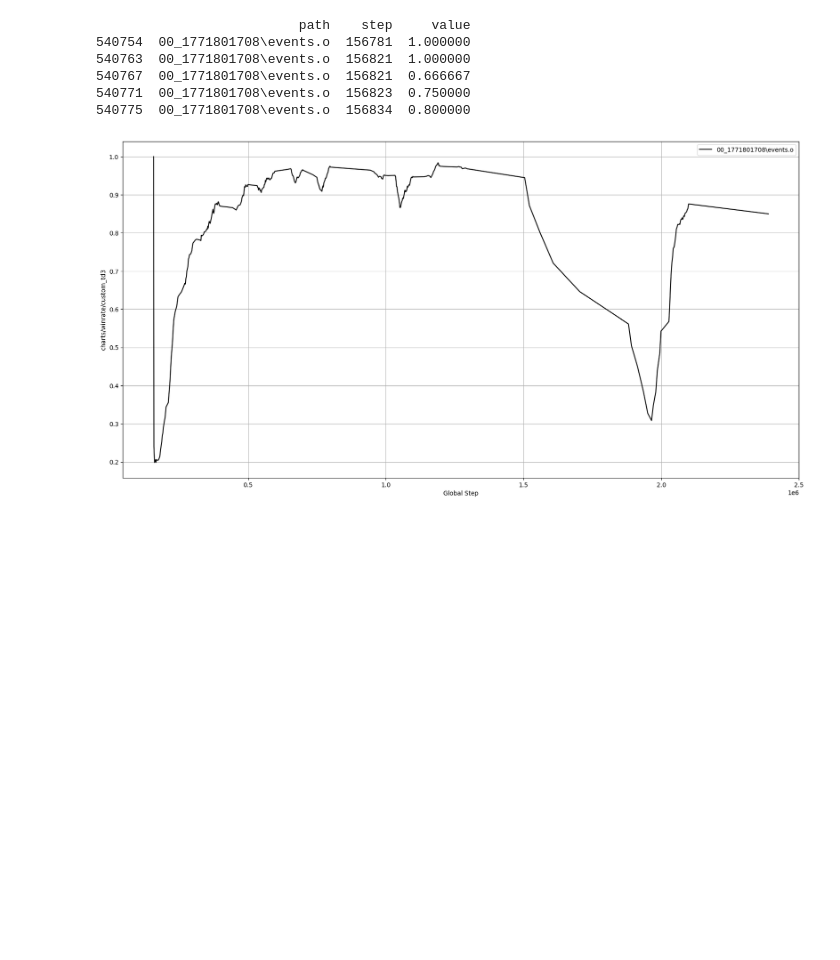
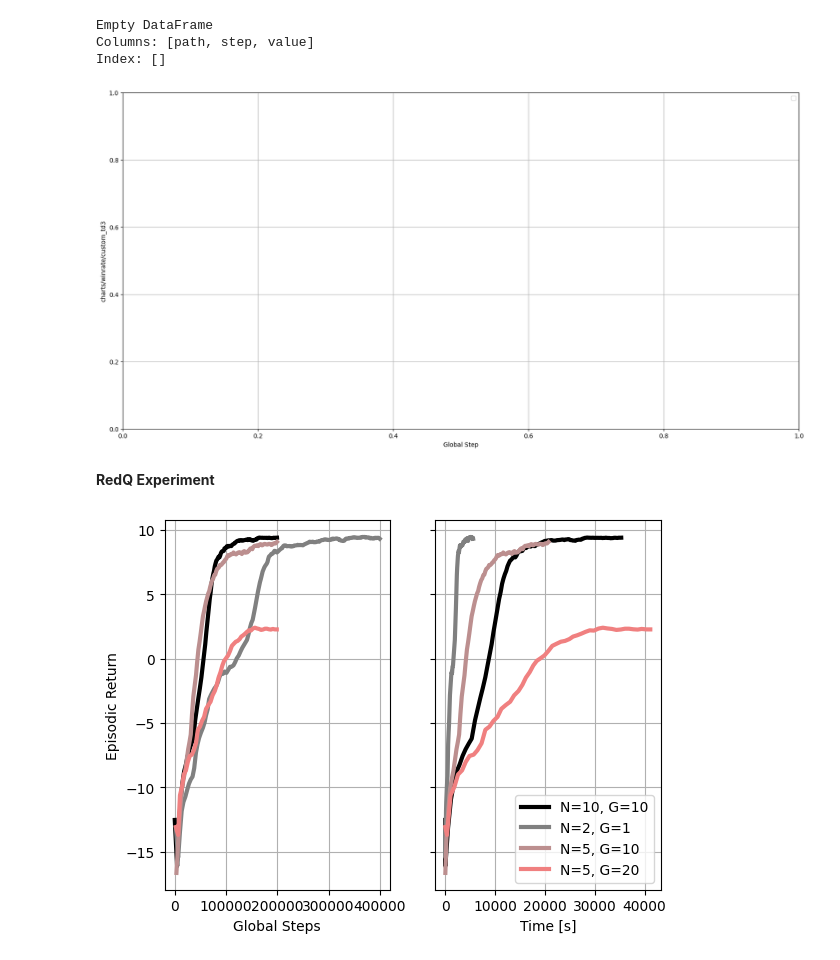
Before and after one commit to richard-be/RL-Hockey, a Jupyter notebook: src/sac/viz.ipynb, the cells around one changed output. Cells and saved outputs as stored; diff of their text form; code cells hidden in the pictures; blank space fills up the shorter version.

```diff
--- a/src/sac/viz.ipynb
+++ b/src/sac/viz.ipynb
@@ -81,12 +85,57 @@ plot_tag(df, "charts/episodic_return")
 # %%
-plot_tag(df, "charts/winrate/custom_td3")
+fig = plot_tag(df, "charts/winrate/custom_td3")
 # %% [output]
-                          path    step     value
-540754  00_1771801708\events.o  156781  1.000000
-540763  00_1771801708\events.o  156821  1.000000
-540767  00_1771801708\events.o  156821  0.666667
-540771  00_1771801708\events.o  156823  0.750000
-540775  00_1771801708\events.o  156834  0.800000
+Empty DataFrame
+Columns: [path, step, value]
+Index: []
-[figure, old version]
+[figure, new version]
+# %% [markdown]
+**RedQ Experiment**
 # %%
-fig.savefig('experiments.pdf')
+# Path to your event files
+experiment_path = "../../runs/sac/experiment_9/*/events.*"
+event_files = glob.glob(experiment_path, recursive=True)
+
+all_data = []
+
+for file in event_files:
+    for e in tf.compat.v1.train.summary_iterator(file):
+        for v in e.summary.value:
+            if v.HasField('simple_value'):  # Scalars only
+                all_data.append({
+                    'file': os.path.basename(file),
+                    "path": file,
+                    'tag': v.tag,
+                    'step': e.step,
+                    'value': v.simple_value
+                })
+
+df = pd.DataFrame(all_data)
+dfs_res = []
+x_labels = ["Global Steps", "Time [s]"]
+line_labels = ["N=10, G=10", "N=2, G=1", "N=5, G=10", "N=5, G=20"]
+for tag in ["charts/episodic_return", "charts/time_return"]:
+    df_filtered = df[df['tag'] == tag]
+    df_filtered = df_filtered[["path", "step", "value"]]
+    df_filtered["path"] = df_filtered["path"].str.slice(28, 50)
+    df_filtered["value_smooth"] = (
+        df_filtered.groupby("path")["value"]
+        .rolling(window=int(1e3), min_periods=int(1))
+        .mean()
+        .reset_index(level=0, drop=True)
+    )
+    df_filtered["group key"] = df_filtered["path"]
+    df_downsampled = df_filtered.iloc[::100, :]
+    dfs_res.append(df_downsampled)
+fig, ax = plt.subplots(ncols=2, sharey=True)
+colors = ["black", "gray", "rosybrown", "lightcoral", "firebrick", "red", "peru", "darkorange", "goldenrod", "palegoldenrod", "yellow", "olive", "greenyellow", "darkseagreen", "turquoise", "teal", "indigo"]
+ax[0].set_ylabel("Episodic Return")
+for i in range(2):
+    for index, g in enumerate(dfs_res[i].groupby("group key")):
+        ax[i].plot(g[1]["step"], g[1]["value_smooth"], label=line_labels[index], color=colors[index], linewidth=3)
+        ax[i].set_xlabel(x_labels[i])
+        ax[i].grid(True)
+plt.legend()
+plt.show()
+# %% [output]
+[figure, added]
```
Also changed, not shown: parts of 14 cells of this notebook, 14 other files.
